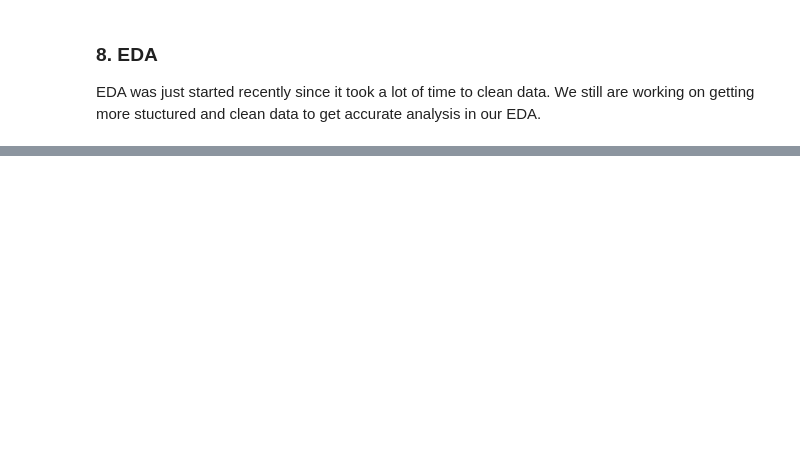
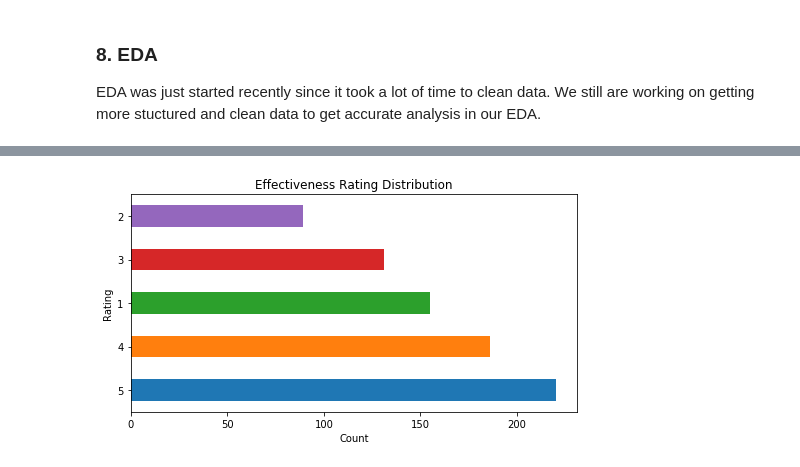
Before and after one commit to pri273/Web-Mining-BIA-660, a Jupyter notebook: Drugs (1).ipynb, the cells around one changed output, grey strips where cells are left out. Cells and saved outputs as stored; diff of their text form; code cells hidden in the pictures; blank space fills up the shorter version.

```diff
--- a/Drugs (1).ipynb
+++ b/Drugs (1).ipynb
@@ -312,0 +531,8 @@ NameError: name 'log' is not defined
+# %%
+#
+ax = df2[' Effectiveness_Rating'].value_counts().plot.barh(figsize = (8,4), title = "Effectiveness Rating Distribution");
+# set labels
+ax.set(ylabel = "Rating", xlabel="Count");
+##
+# %% [output]
+[figure, added]
```
Also changed, not shown: parts of 45 cells of this notebook.
